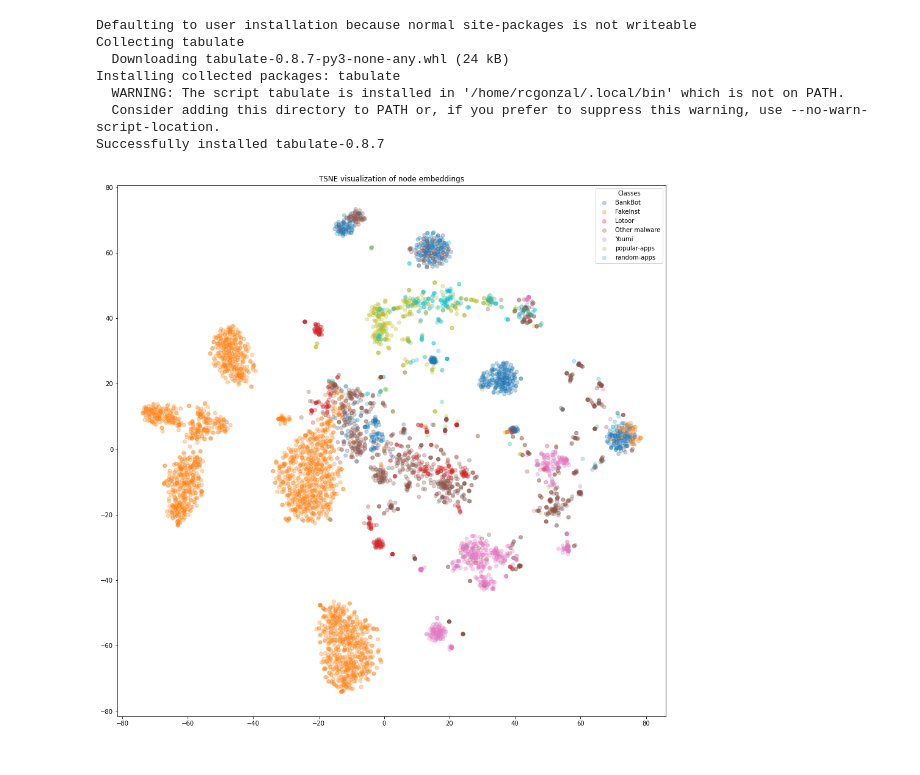
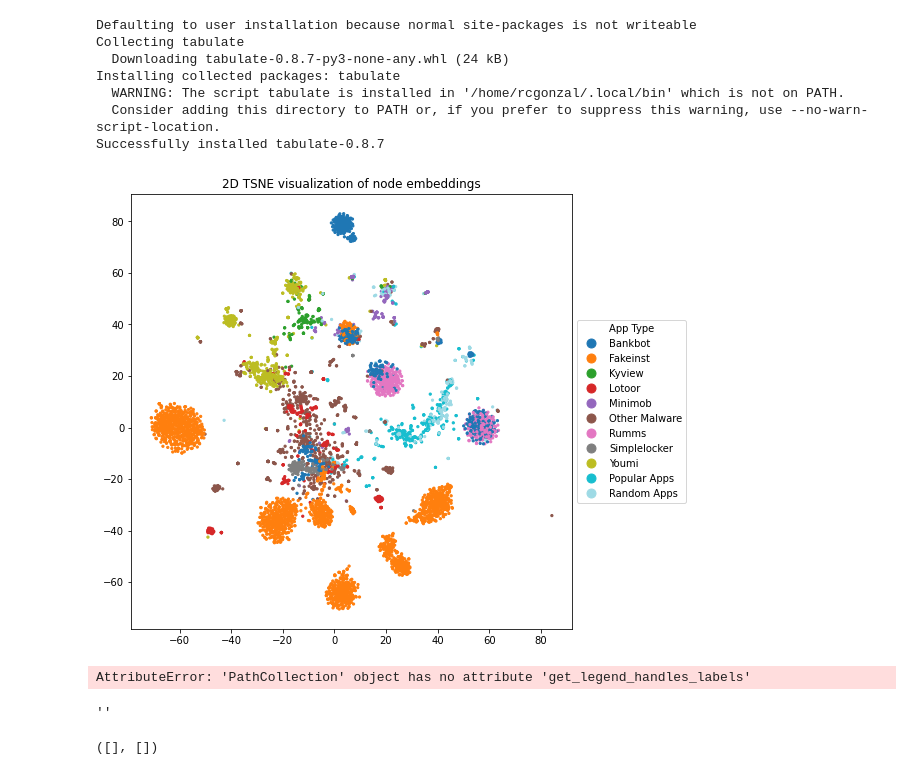
Before and after one commit to rcgonzalez9061/m2v-adversarial-hindroid, a Jupyter notebook: notebooks/EDA.ipynb, the cells around one changed output. Drawn from its saved outputs; the diff is of its cells as text; code cells hidden in the pictures.

```diff
--- a/notebooks/EDA.ipynb
+++ b/notebooks/EDA.ipynb
@@ -88,16 +88,19 @@ Installing collected packages: tabulate
   WARNING: The script tabulate is installed in '/home/rcgonzal/.local/bin' which is not on PATH.
   Consider adding this directory to PATH or, if you prefer to suppress this warning, use --no-warn-script-location.
 Successfully installed tabulate-0.8.7
+# %%
+vectors = pd.read_csv(os.path.join(data_folder, 'features.csv'))
+vectors = vectors.set_index('app')
+
+all_apps = pd.read_csv("data/out/all-apps/all_apps.csv", index_col='app')
+all_apps['label'] = all_apps[all_apps.category=='malware'].app_dir.str.split('/').apply(lambda list: list[5])
+top_9_malware = all_apps.label.value_counts().sort_values(ascending=False)[:9]
+top_9_min = top_9_malware.min()
+other_mal_map = {key: "Other malware" for key, value in all_apps.label.value_counts().items() if value <= top_9_min}
+#         other_mal_map = {key: key for key, value in all_apps.label.value_counts().items() if value <= 200}
+all_apps.label = all_apps.label.map(other_mal_map).fillna(all_apps.label)
+all_apps.label.fillna(all_apps.category, inplace=True)
 # %%
-vectors = pd.read_csv(os.path.join(data_folder, 'features.csv'))
-vectors = vectors.set_index('app')
-
-all_apps = pd.read_csv("data/out/all-apps/all_apps.csv", index_col='app')
-all_apps['label'] = all_apps[all_apps.category=='malware'].app_dir.str.split('/').apply(lambda list: list[5])
-other_mal_map = {key: "Other malware" for key, value in all_apps.label.value_counts().items() if value <= 200}
-all_apps.label = all_apps.label.map(other_mal_map).fillna(all_apps.label)
-all_apps.label.fillna(all_apps.category, inplace=True)
-
 vectors = vectors.assign(
     label=all_apps.label,
     category=all_apps.category
@@ -116,22 +119,37 @@ trans = transform(n_components=2)
 node_embeddings_2d = trans.fit_transform(node_embeddings)
 label_map = {l: i for i, l in enumerate(np.unique(node_targets))}
 node_colours = [label_map[target] for target in node_targets]
-
-plt.figure(figsize=(20, 16))
-plt.axes().set(aspect="equal")
-scatter = plt.scatter(
-    node_embeddings_2d[:, 0],
-    node_embeddings_2d[:, 1],
-    c=node_colours,
-    cmap='tab10',
-    alpha=0.3
-)
-plt.title("{} visualization of node embeddings".format(transform.__name__))
-legend1 = plt.legend(scatter.legend_elements()[0], label_map.keys(),
-                    loc="upper right", title="Classes")
-plt.show()
-# %% [output]
-[figure, removed]
+# %%
+# 2D plot -- matplotlib
+plt.figure(figsize=(10, 8))
+plt.axes().set(aspect="equal")
+scatter = plt.scatter(
+    node_embeddings_2d[:, 0],
+    node_embeddings_2d[:, 1],
+    c=node_colours,
+    cmap='tab20',
+    alpha=1,
+    s=5
+)
+plt.title("2D {} visualization of node embeddings".format(transform.__name__))
+legend1 = plt.legend(scatter.legend_elements()[0], pd.Series(label_map.keys()).str.replace('-', ' ').str.title(),
+                    loc='center left', bbox_to_anchor=(1, 0.5), title="App Type", markerscale=1.5)
+# order labels (https://stackoverflow.com/a/46160465/13710014)
+handles, labels = plt.gca().get_legend_handles_labels()
+# %% [output]
+[figure, added]
+# %%
+scatter.get_legend_handles_labels()
+# %% [output]
+AttributeError: 'PathCollection' object has no attribute 'get_legend_handles_labels'
+# %%
+legend1.get_label()
+# %% [output]
+''
+# %%
+handles, labels
+# %% [output]
+([], [])
 # %%
 # 3D plot - using plotly
 trans3d = transform(n_components=3)
```
Also changed, not shown: parts of 1 cell of this notebook, 18 other files.
